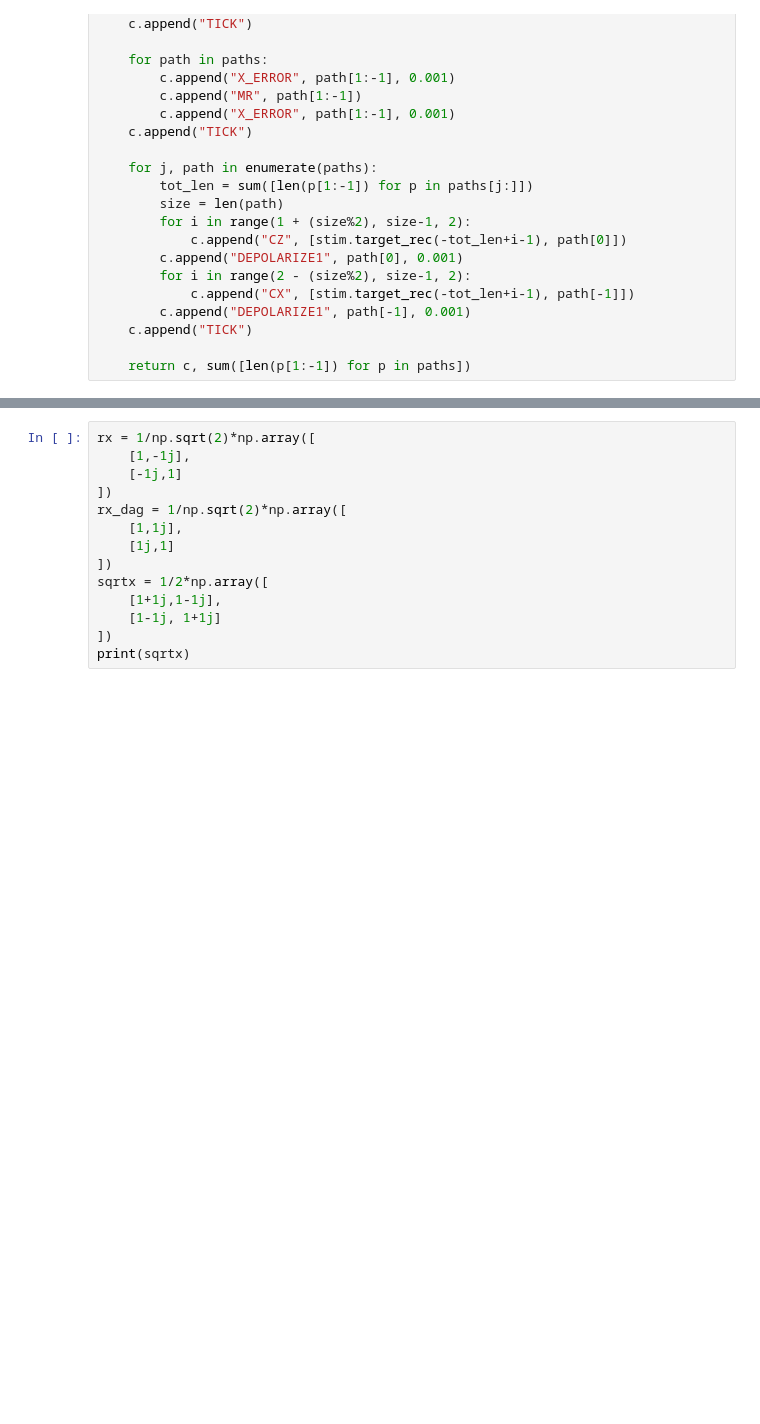
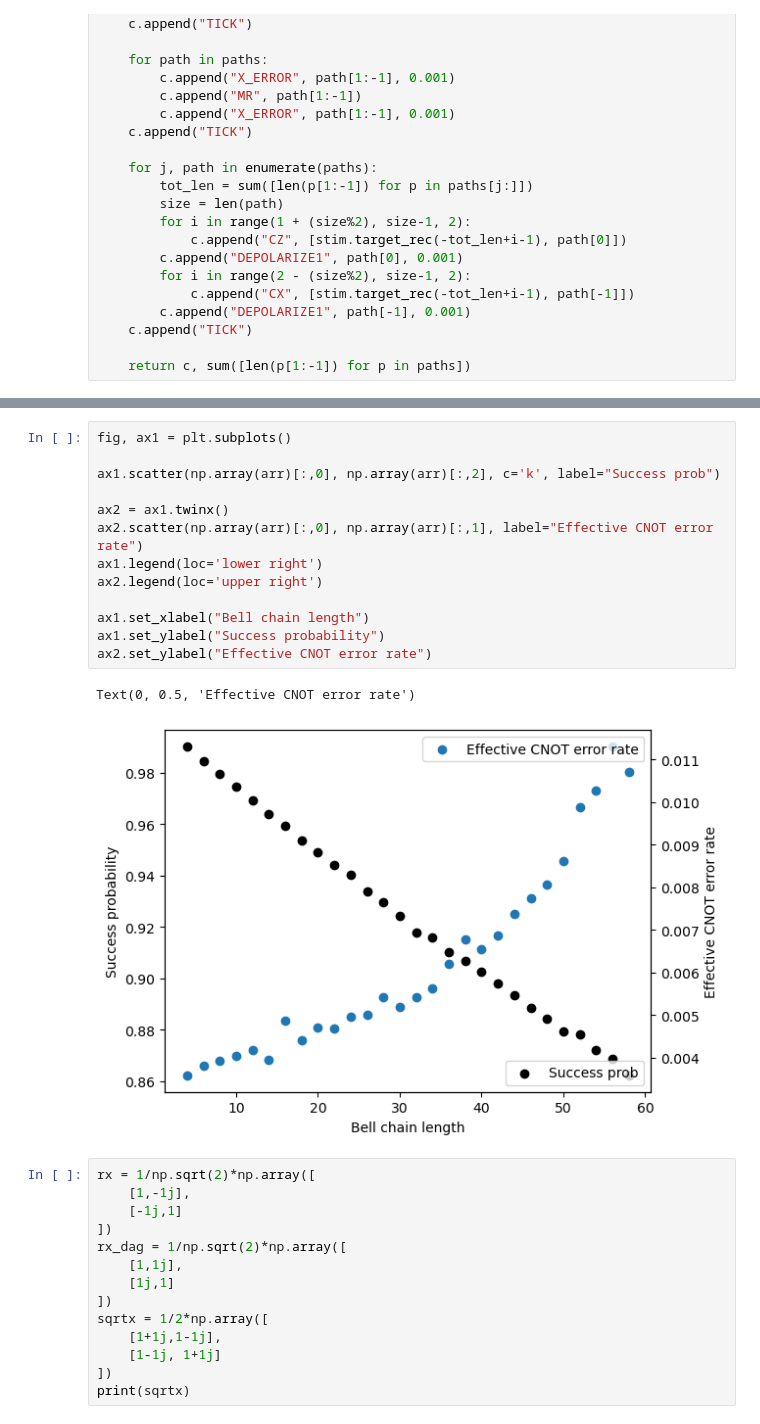
Before and after one commit to noahberthusen/qecc_routing, a Jupyter notebook: src_py/quasi-cyclic/tableau.ipynb, the cells around one changed output, grey strips where cells are left out. Saved outputs shown, nothing was run; the diff lists cells and outputs as text; blank space fills up the shorter version.

```diff
--- a/src_py/quasi-cyclic/tableau.ipynb
+++ b/src_py/quasi-cyclic/tableau.ipynb
@@ -186,3 +249,19 @@ print(c / c_tot, c_tot / num_iters)
+# %%
+fig, ax1 = plt.subplots()
+
+ax1.scatter(np.array(arr)[:,0], np.array(arr)[:,2], c='k', label="Success prob")
+
+ax2 = ax1.twinx()
+ax2.scatter(np.array(arr)[:,0], np.array(arr)[:,1], label="Effective CNOT error rate")
+ax1.legend(loc='lower right')
+ax2.legend(loc='upper right')
+
+ax1.set_xlabel("Bell chain length")
+ax1.set_ylabel("Success probability")
+ax2.set_ylabel("Effective CNOT error rate")
+# %% [output]
+Text(0, 0.5, 'Effective CNOT error rate')
+[figure, added]
 # %%
 rx = 1/np.sqrt(2)*np.array([
     [1,-1j],
```
Also changed, not shown: parts of 3 cells of this notebook, 54 other files.
